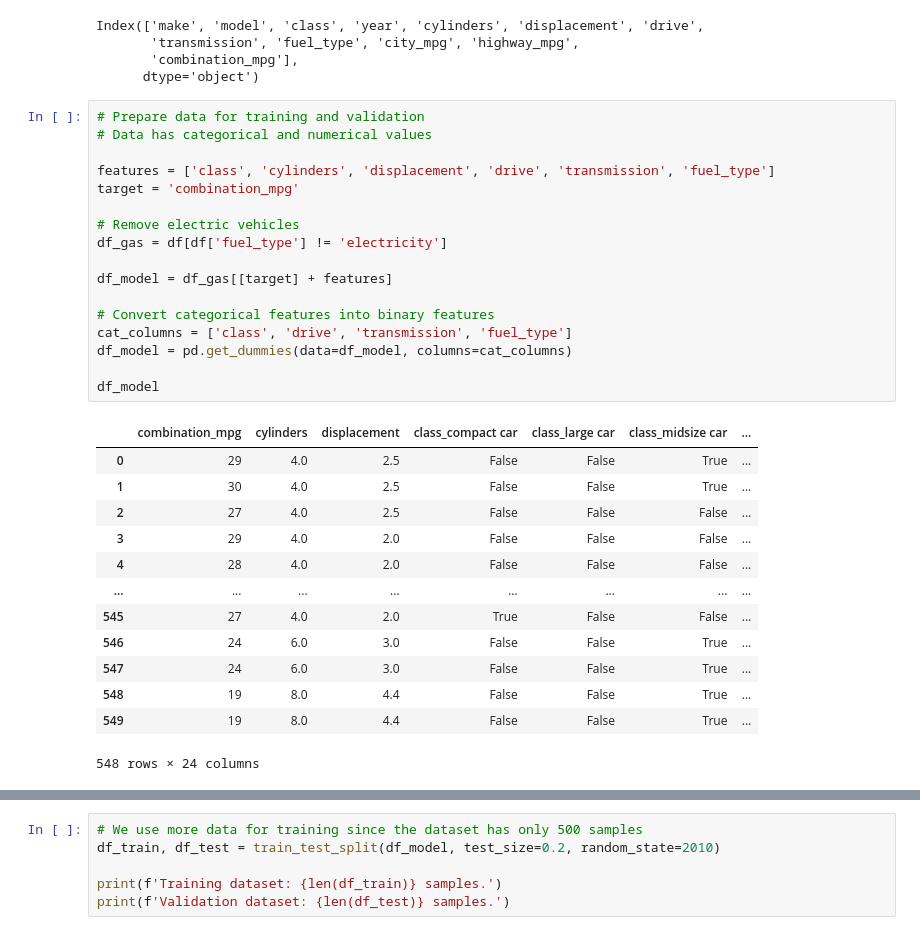
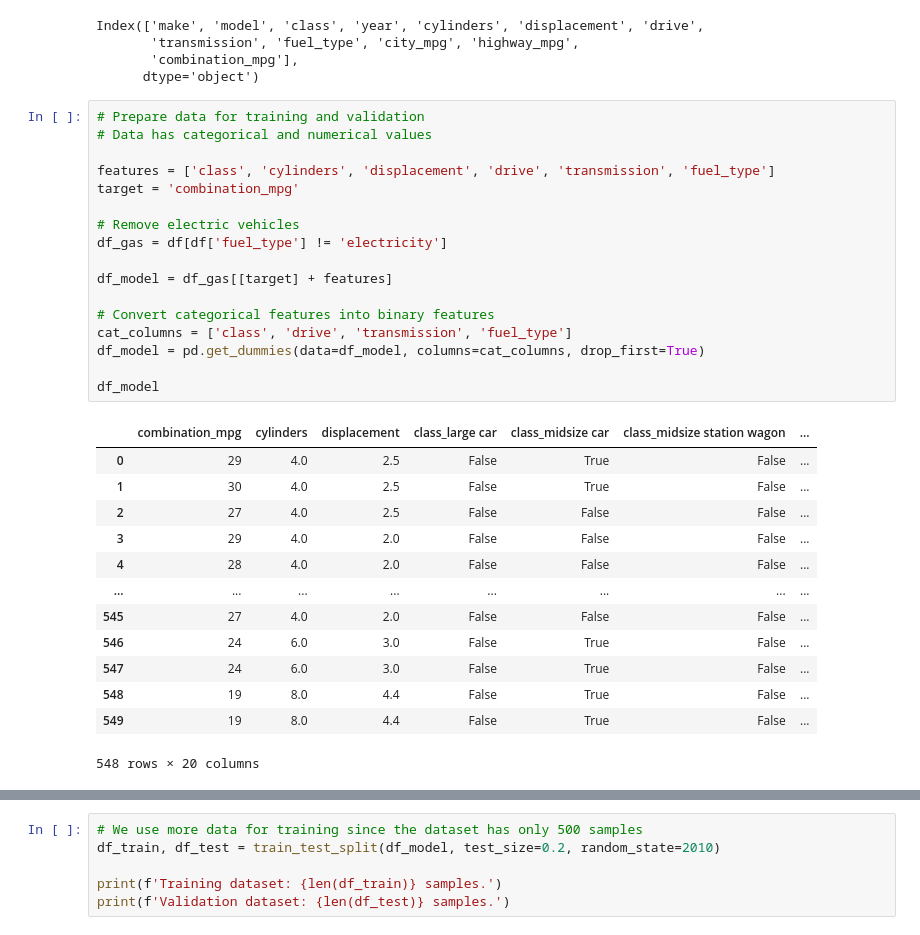
Before and after one commit to anmar36a/Data-Analysis, a Jupyter notebook: Car_Fuel_Efficiency.ipynb, the cells around one changed output, grey strips where cells are left out. Saved outputs shown, nothing was run; the diff lists cells and outputs as text.

```diff
--- a/Car_Fuel_Efficiency.ipynb
+++ b/Car_Fuel_Efficiency.ipynb
@@ -345,34 +381,34 @@ Index(['make', 'model', 'class', 'year', 'cylinders', 'displacement', 'drive',
 # %%
 # Prepare data for training and validation
 # Data has categorical and numerical values
 
 features = ['class', 'cylinders', 'displacement', 'drive', 'transmission', 'fuel_type']
 target = 'combination_mpg'
 
 # Remove electric vehicles
 df_gas = df[df['fuel_type'] != 'electricity']
 
 df_model = df_gas[[target] + features]
 
 # Convert categorical features into binary features
 cat_columns = ['class', 'drive', 'transmission', 'fuel_type']
-df_model = pd.get_dummies(data=df_model, columns=cat_columns)
+df_model = pd.get_dummies(data=df_model, columns=cat_columns, drop_first=True)
 
 df_model
 # %% [output]
-|  | combination_mpg | cylinders | displacement | class_compact car | class_large car | class_midsize car | ... |
-| 0 | 29 | 4.0 | 2.5 | False | False | True | ... |
-| 1 | 30 | 4.0 | 2.5 | False | False | True | ... |
+|  | combination_mpg | cylinders | displacement | class_large car | class_midsize car | class_midsize station wagon | ... |
+| 0 | 29 | 4.0 | 2.5 | False | True | False | ... |
+| 1 | 30 | 4.0 | 2.5 | False | True | False | ... |
 | 2 | 27 | 4.0 | 2.5 | False | False | False | ... |
 | 3 | 29 | 4.0 | 2.0 | False | False | False | ... |
 | 4 | 28 | 4.0 | 2.0 | False | False | False | ... |
 | ... | ... | ... | ... | ... | ... | ... | ... |
-| 545 | 27 | 4.0 | 2.0 | True | False | False | ... |
-| 546 | 24 | 6.0 | 3.0 | False | False | True | ... |
-| 547 | 24 | 6.0 | 3.0 | False | False | True | ... |
-| 548 | 19 | 8.0 | 4.4 | False | False | True | ... |
-| 549 | 19 | 8.0 | 4.4 | False | False | True | ... |
+| 545 | 27 | 4.0 | 2.0 | False | False | False | ... |
+| 546 | 24 | 6.0 | 3.0 | False | True | False | ... |
+| 547 | 24 | 6.0 | 3.0 | False | True | False | ... |
+| 548 | 19 | 8.0 | 4.4 | False | True | False | ... |
+| 549 | 19 | 8.0 | 4.4 | False | True | False | ... |
-548 rows × 24 columns
+548 rows × 20 columns
 # %%
 # Display correlation matrix
 df_corr = df_model.corr()
```
Also changed, not shown: parts of 20 cells of this notebook.
